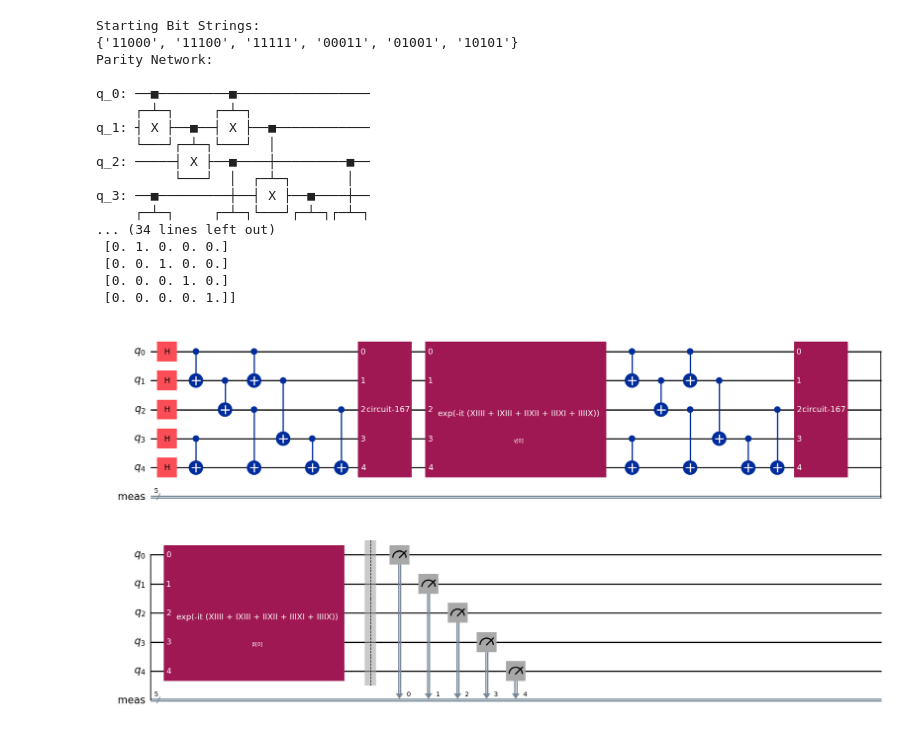
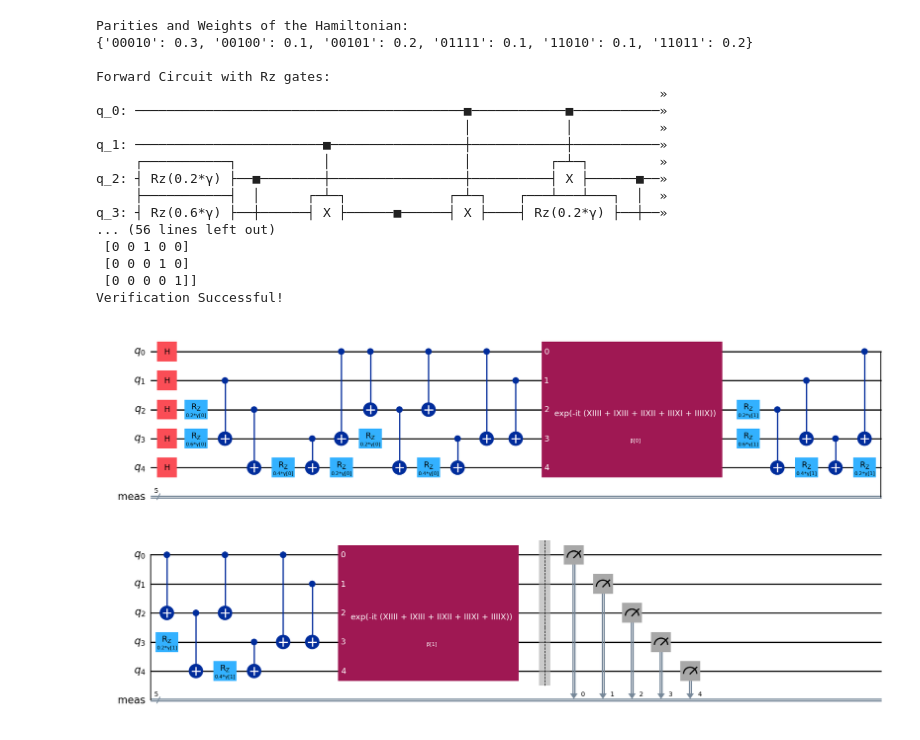
Before and after one commit to kimmmjh/2025-ionq-research-mentoring, a Jupyter notebook: full.ipynb, the cells around one changed output. Saved outputs shown, nothing was run; the diff lists cells and outputs as text; code cells hidden in the pictures.

Commit message:
rz gates and knapsack.py

```diff
--- a/full.ipynb
+++ b/full.ipynb
@@ -5,28 +6,30 @@ import parity_network
 # %%
 num_qubits = 5
 # %%
+importlib.reload(parity_network)
+
 H_c = parity_network.main(num_qubits)
 
 circuit = QAOAAnsatz(H_c, reps=2)
 circuit.measure_all()
 
 circuit.decompose().draw("mpl")
 # %% [output]
-Starting Bit Strings:
-{'11000', '11100', '11111', '00011', '01001', '10101'}
-Parity Network:
+Parities and Weights of the Hamiltonian:
+{'00010': 0.3, '00100': 0.1, '00101': 0.2, '01111': 0.1, '11010': 0.1, '11011': 0.2}
 
-q_0: ──■─────────■─────────────────
-     ┌─┴─┐     ┌─┴─┐
-q_1: ┤ X ├──■──┤ X ├──■────────────
-     └───┘┌─┴─┐└───┘  │
-q_2: ─────┤ X ├──■────┼─────────■──
-          └───┘  │  ┌─┴─┐       │
-q_3: ──■─────────┼──┤ X ├──■────┼──
-     ┌─┴─┐     ┌─┴─┐└───┘┌─┴─┐┌─┴─┐
-... (34 lines left out)
- [0. 1. 0. 0. 0.]
- [0. 0. 1. 0. 0.]
- [0. 0. 0. 1. 0.]
- [0. 0. 0. 0. 1.]]
+Forward Circuit with Rz gates:
+                                                                        »
+q_0: ──────────────────────────────────────────■────────────■───────────»
+                                               │            │           »
+q_1: ────────────────────────■─────────────────┼────────────┼───────────»
+     ┌───────────┐           │                 │          ┌─┴─┐         »
+q_2: ┤ Rz(0.2*γ) ├──■────────┼─────────────────┼──────────┤ X ├──────■──»
+     ├───────────┤  │      ┌─┴─┐             ┌─┴─┐    ┌───┴───┴───┐  │  »
+q_3: ┤ Rz(0.6*γ) ├──┼──────┤ X ├──────■──────┤ X ├────┤ Rz(0.2*γ) ├──┼──»
+... (56 lines left out)
+ [0 0 1 0 0]
+ [0 0 0 1 0]
+ [0 0 0 0 1]]
+Verification Successful!
-[figure, old version]
+[figure, new version]
```
Also changed, not shown: parts of 1 cell of this notebook, 4 other files.
